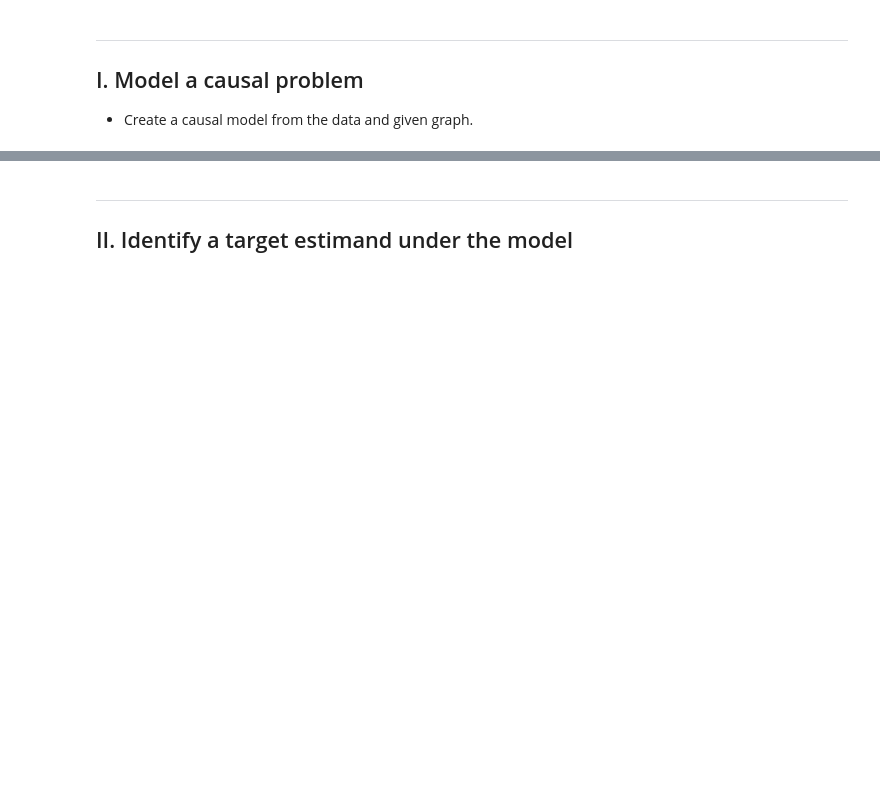
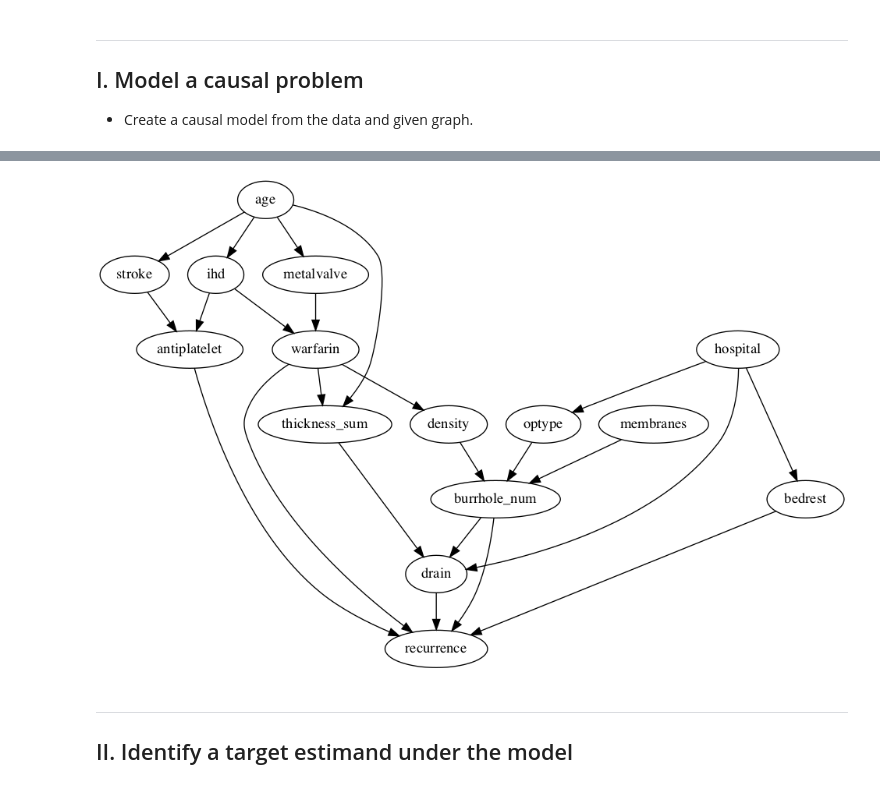
Before and after one commit to c-abbott/surviving-the-icu, a Jupyter notebook: src/notebooks/csdh_regression_estimation.ipynb, the cells around one changed output, grey strips where cells are left out. Saved outputs shown, nothing was run; the diff lists cells and outputs as text; code cells hidden in the pictures; blank space fills up the shorter version.

```diff
--- a/src/notebooks/csdh_regression_estimation.ipynb
+++ b/src/notebooks/csdh_regression_estimation.ipynb
@@ -81,8 +102,12 @@ data_model = CausalModel(data=csdh,
 # %%
-small_data_model = CausalModel(data=csdh,
-                               treatment='drain',
-                               outcome='recurrence',
-                               graph='../causal_graphs/small_data_dag.dot'.replace("\n", " "))
+doc_model = CausalModel(data=csdh_burr,
+                         treatment='drain',
+                         outcome='recurrence',
+                         graph='../causal_graphs/doctor_dag.dot'.replace("\n", " "))
+doc_model.view_model()
+display(Image(filename="causal_model.png"))
+# %% [output]
+[figure, added]
 # %% [markdown]
 ---
 ## II. Identify a target estimand under the model
```
Also changed, not shown: parts of 55 cells of this notebook.
